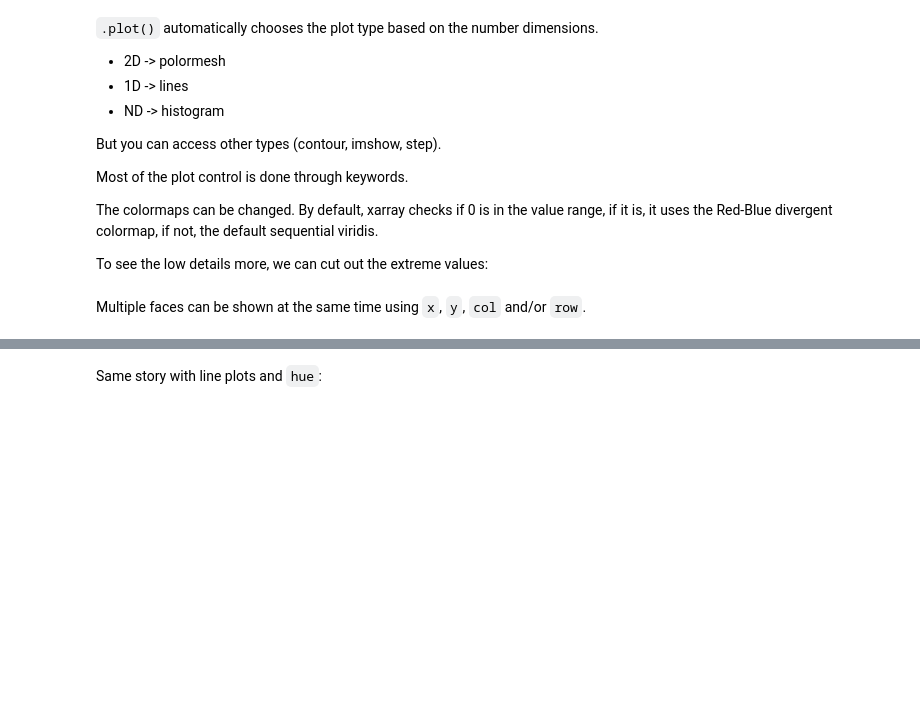
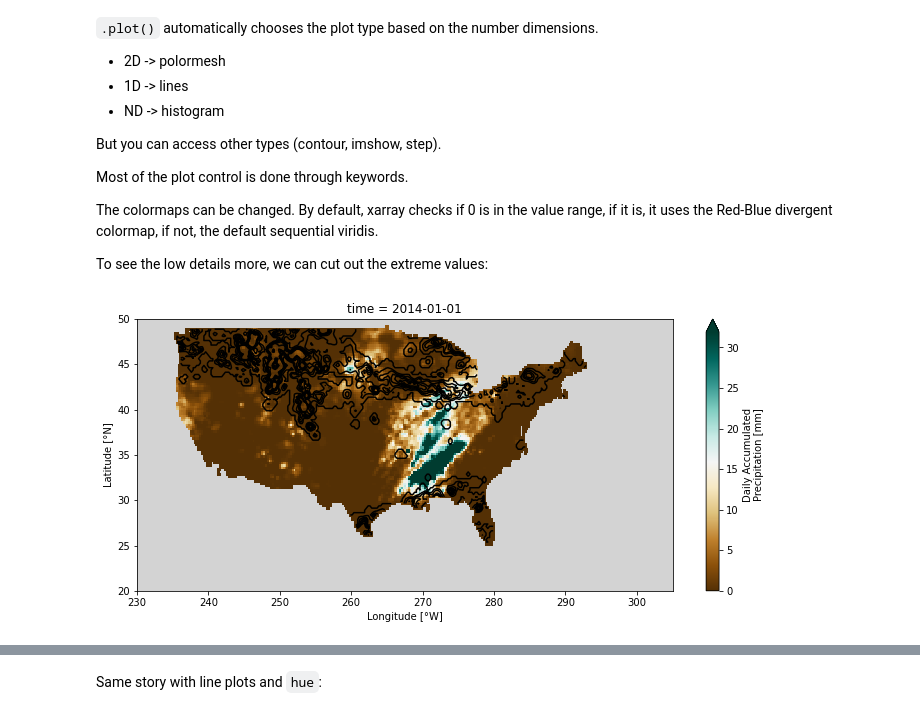
Before and after one commit to Gorkowski/Atmospheric_Science_Class, a Jupyter notebook: Classes/Part1/Lec4_ntcdf_climate_data.ipynb, the cells around one changed output, grey strips where cells are left out. Cells and saved outputs as stored; diff of their text form; code cells hidden in the pictures; blank space fills up the shorter version.

```diff
--- a/Classes/Part1/Lec4_ntcdf_climate_data.ipynb
+++ b/Classes/Part1/Lec4_ntcdf_climate_data.ipynb
@@ -26,7 +26,7 @@ import matplotlib.pyplot as plt
 # %% [markdown]
 ### Opening and selecting
 # %%
-data = xr.open_dataset('precip.V1.0.2011_2014.nc')
+data = xr.open_dataset('precip_combined.nc')
 # %% [markdown]
 `xArray` mainly uses two objects : `DataArray` and `Dataset`.
 
@@ -171,8 +149,8 @@ The colormaps can be changed. By default, xarray checks if 0 is in the value ran
 To see the low details more, we can cut out the extreme values:
 # %%
 fig = plt.figure(figsize=(12, 5)) # Create an empty figure so we can choose it's size
-data.thetao_change.sel(depth=0).plot(robust=True, cmap=plt.cm.BrBG)
-data.salinity_change.isel(depth=0, time=0).plot.contour(robust=True, colors='k')
+data.precip.sel(time=datetime(2011, 1, 1)).plot(robust=True, cmap=plt.cm.BrBG)
+data.precip.sel(time=datetime(2014, 1, 1)).plot.contour(robust=True, colors='k')
 plt.gca().set_facecolor('lightgrey')
+# %% [output]
+[figure, added]
-# %% [markdown]
-Multiple faces can be shown at the same time using `x`, `y`, `col` and/or `row`.
```
Also changed, not shown: parts of 12 cells of this notebook, 1 other file.
